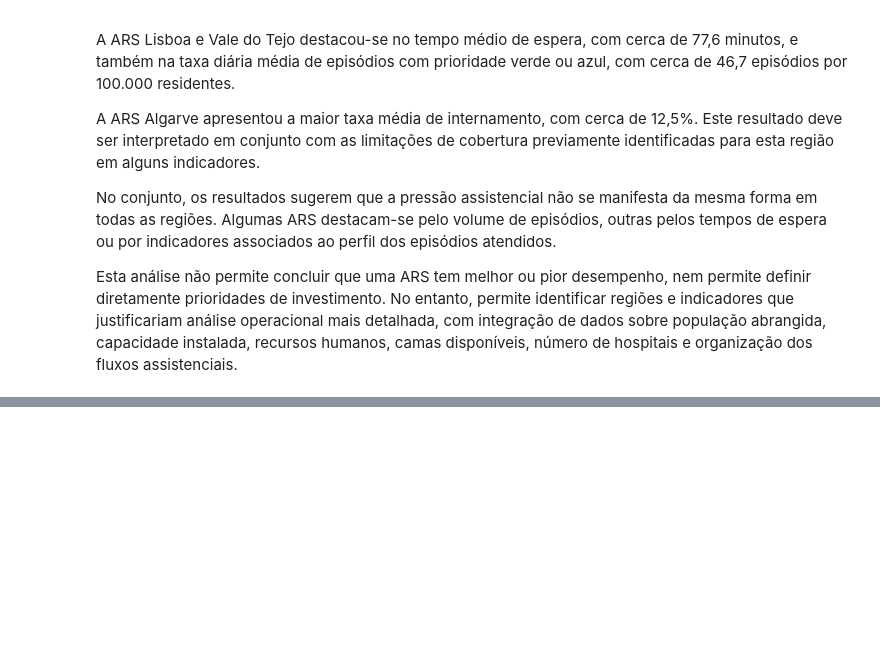
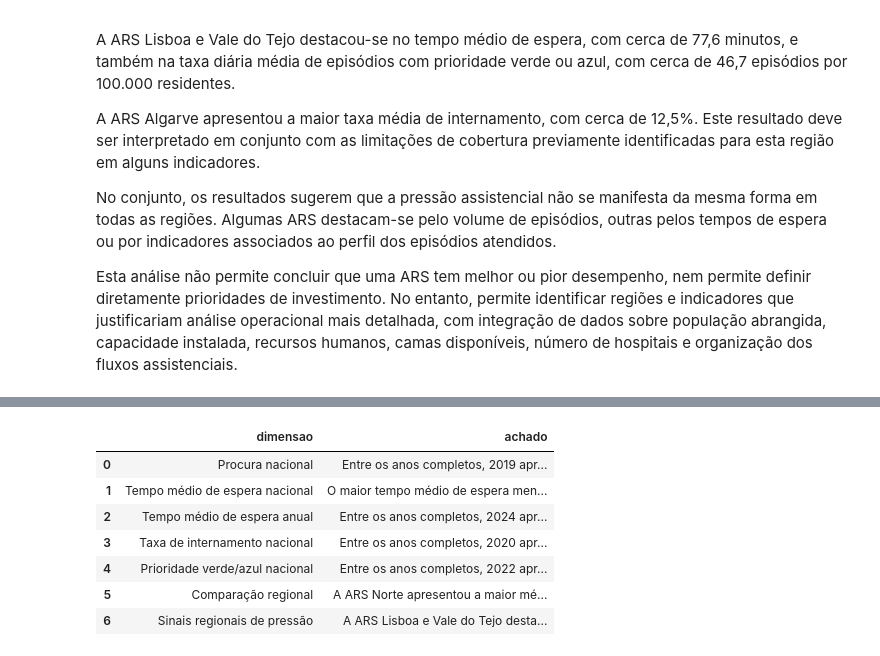
Before and after one commit to ivomargarido/ed-crowding-sns-portugal, a Jupyter notebook: notebooks/01_eda_monitorizacao_urgencias_sns.ipynb, the cells around one changed output, grey strips where cells are left out. Cells and saved outputs as stored; diff of their text form; code cells hidden in the pictures; blank space fills up the shorter version.

```diff
--- a/notebooks/01_eda_monitorizacao_urgencias_sns.ipynb
+++ b/notebooks/01_eda_monitorizacao_urgencias_sns.ipynb
@@ -2195,0 +2202,82 @@ Esta análise não permite concluir que uma ARS tem melhor ou pior desempenho, n
+# %%
+# Cria uma tabela com os principais achados da análise exploratória
+df_sintese_achados = pd.DataFrame([
+    {
+        "dimensao": "Procura nacional",
+        "achado": (
+            f"Entre os anos completos, {int(ano_maior_media['ano'])} apresentou a maior média diária "
+            f"de episódios de urgência ({ano_maior_media['episodios_urgencia_media_diaria']:.1f}), "
+            f"enquanto {int(ano_menor_media['ano'])} apresentou a menor média diária "
+            f"({ano_menor_media['episodios_urgencia_media_diaria']:.1f})."
+        )
+    },
+    {
+        "dimensao": "Tempo médio de espera nacional",
+        "achado": (
+            f"O maior tempo médio de espera mensal foi observado em "
+            f"{mes_maior_espera['periodo_mes'].strftime('%Y-%m')} "
+            f"({mes_maior_espera['tempo_medio_espera_media']:.1f} min), "
+            f"enquanto o menor valor mensal ocorreu em "
+            f"{mes_menor_espera['periodo_mes'].strftime('%Y-%m')} "
+            f"({mes_menor_espera['tempo_medio_espera_media']:.1f} min)."
+        )
+    },
+    {
+        "dimensao": "Tempo médio de espera anual",
+        "achado": (
+            f"Entre os anos completos, {int(ano_maior_espera['ano'])} apresentou o maior tempo médio "
+            f"de espera ({ano_maior_espera['tempo_medio_espera_media']:.1f} min), "
+            f"enquanto {int(ano_menor_espera['ano'])} apresentou o menor valor "
+            f"({ano_menor_espera['tempo_medio_espera_media']:.1f} min)."
+        )
+    },
+    {
+        "dimensao": "Taxa de internamento nacional",
+        "achado": (
+            f"Entre os anos completos, {int(ano_maior_taxa_internamento['ano'])} apresentou a maior "
+            f"taxa média de internamento ({ano_maior_taxa_internamento['taxa_internamento_media']:.1f}%), "
+            f"enquanto {int(ano_menor_taxa_internamento['ano'])} apresentou o menor valor "
+            f"({ano_menor_taxa_internamento['taxa_internamento_media']:.1f}%)."
+        )
+    },
+    {
+        "dimensao": "Prioridade verde/azul nacional",
+        "achado": (
+            f"Entre os anos completos, {int(ano_maior_prioridade_verde_azul['ano'])} apresentou o maior "
+            f"valor médio da taxa diária de prioridade verde/azul "
+            f"({ano_maior_prioridade_verde_azul['prioridade_verde_azul_media']:.1f} episódios por 100.000 residentes), "
+            f"enquanto {int(ano_menor_prioridade_verde_azul['ano'])} apresentou o menor valor "
+            f"({ano_menor_prioridade_verde_azul['prioridade_verde_azul_media']:.1f})."
+        )
+    },
+    {
+        "dimensao": "Comparação regional",
+        "achado": (
+            f"A ARS Norte apresentou a maior média diária de episódios de urgência "
+            f"({ars_maior_episodios['episodios_urgencia_media_diaria']:.1f}), "
+            f"enquanto a ARS Lisboa e Vale do Tejo apresentou o maior tempo médio de espera "
+            f"({ars_maior_tempo_espera['tempo_medio_espera_media']:.1f} min)."
+        )
+    },
+    {
+        "dimensao": "Sinais regionais de pressão",
+        "achado": (
+            f"A ARS Lisboa e Vale do Tejo destacou-se também na taxa diária média de prioridade verde/azul "
+            f"({ars_maior_prioridade_verde_azul['prioridade_verde_azul_media']:.1f} episódios por 100.000 residentes). "
+            f"A ARS Algarve apresentou a maior taxa média de internamento "
+            f"({ars_maior_taxa_internamento['taxa_internamento_media']:.1f}%)."
+        )
+    }
+])
+
+# Mostra a tabela síntese dos principais achados
+df_sintese_achados
+# %% [output]
+|  | dimensao | achado |
+| 0 | Procura nacional | Entre os anos completos, 2019 apr... |
+| 1 | Tempo médio de espera nacional | O maior tempo médio de espera men... |
+| 2 | Tempo médio de espera anual | Entre os anos completos, 2024 apr... |
+| 3 | Taxa de internamento nacional | Entre os anos completos, 2020 apr... |
+| 4 | Prioridade verde/azul nacional | Entre os anos completos, 2022 apr... |
+| 5 | Comparação regional | A ARS Norte apresentou a maior mé... |
+| 6 | Sinais regionais de pressão | A ARS Lisboa e Vale do Tejo desta... |
```
Also changed, not shown: parts of 3 cells of this notebook, 1 other file.
